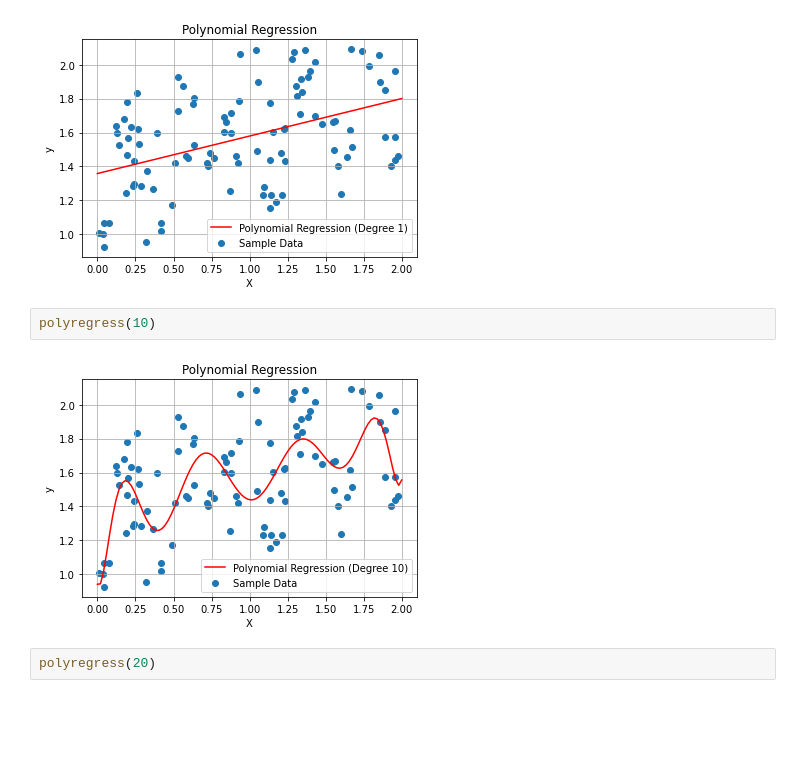
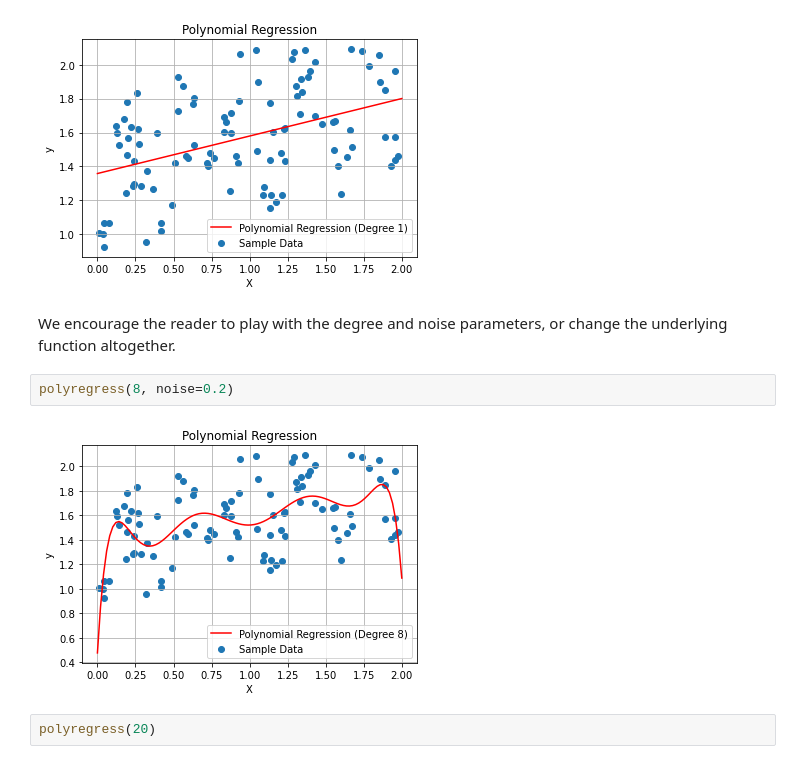
Before and after one commit to njbergam/regression-on-ice-LectureNotes, a Jupyter notebook: 2-linear.ipynb, the cells around one changed output. Drawn from its saved outputs; the diff is of its cells as text; blank space fills up the shorter version.

```diff
--- a/2-linear.ipynb
+++ b/2-linear.ipynb
@@ -55,10 +56,12 @@ def polyregress(deg, noise=0.2):
 polyregress(1)
 # %% [output]
 [figure]
-# %%
-polyregress(10)
-# %% [output]
-[figure, removed]
+# %% [markdown]
+We encourage the reader to play with the degree and noise parameters, or change the underlying function altogether.
+# %%
+polyregress(8, noise=0.2)
+# %% [output]
+[figure, added]
 # %%
 polyregress(20)
 # %% [output]
```
Also changed, not shown: parts of 5 cells of this notebook, 2 other files.
